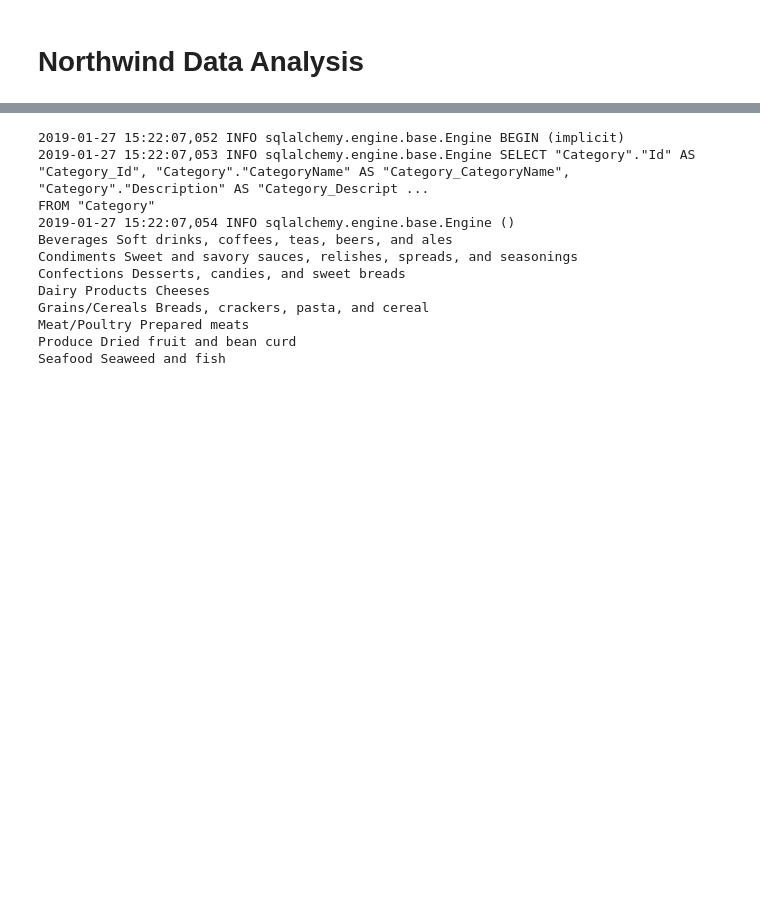
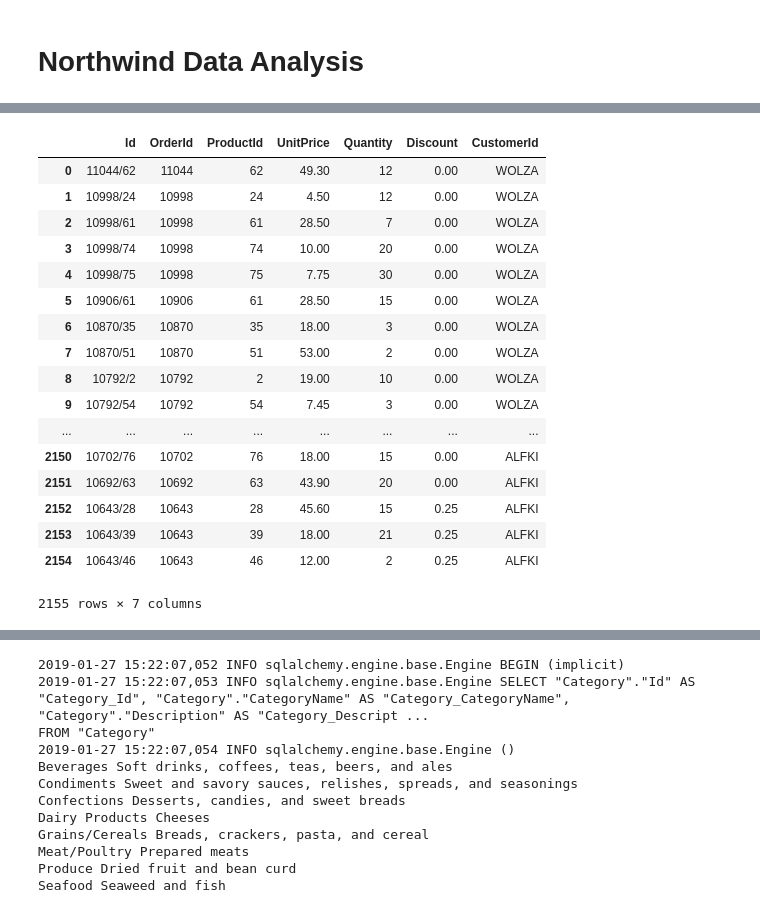
Before and after one commit to ssrosa/dsc-2-final-project-online-ds-pt-100118, a Jupyter notebook: student.ipynb, the cells around one changed output, grey strips where cells are left out. Saved outputs shown, nothing was run; the diff lists cells and outputs as text; code cells hidden in the pictures; blank space fills up the shorter version.

Commit message:
In progress. Working towards counting orders per customer and comparing discount versus no discount.

```diff
--- a/student.ipynb
+++ b/student.ipynb
@@ -95,0 +129,7 @@ df.head()
+# %%
+#Look at all orders with and without discounts
+df = pd.read_sql_query("""SELECT OrderDetail.*, [Order].CustomerId
+                            FROM OrderDetail
+                            INNER JOIN [Order] on OrderDetail.OrderId = [Order].Id
+                            ORDER BY [Order].CustomerId DESC, [Order].Id DESC, OrderDetail.Discount DESC
+                        """, engine)
@@ -95,0 +147,22 @@ df.head()
+# %%
+#Look at all orders with and without discounts
+df
+# %% [output]
+|  | Id | OrderId | ProductId | UnitPrice | Quantity | Discount | CustomerId |
+| 0 | 11044/62 | 11044 | 62 | 49.30 | 12 | 0.00 | WOLZA |
+| 1 | 10998/24 | 10998 | 24 | 4.50 | 12 | 0.00 | WOLZA |
+| 2 | 10998/61 | 10998 | 61 | 28.50 | 7 | 0.00 | WOLZA |
+| 3 | 10998/74 | 10998 | 74 | 10.00 | 20 | 0.00 | WOLZA |
+| 4 | 10998/75 | 10998 | 75 | 7.75 | 30 | 0.00 | WOLZA |
+| 5 | 10906/61 | 10906 | 61 | 28.50 | 15 | 0.00 | WOLZA |
+| 6 | 10870/35 | 10870 | 35 | 18.00 | 3 | 0.00 | WOLZA |
+| 7 | 10870/51 | 10870 | 51 | 53.00 | 2 | 0.00 | WOLZA |
+| 8 | 10792/2 | 10792 | 2 | 19.00 | 10 | 0.00 | WOLZA |
+| 9 | 10792/54 | 10792 | 54 | 7.45 | 3 | 0.00 | WOLZA |
+| ... | ... | ... | ... | ... | ... | ... | ... |
+| 2150 | 10702/76 | 10702 | 76 | 18.00 | 15 | 0.00 | ALFKI |
+| 2151 | 10692/63 | 10692 | 63 | 43.90 | 20 | 0.00 | ALFKI |
+| 2152 | 10643/28 | 10643 | 28 | 45.60 | 15 | 0.25 | ALFKI |
+| 2153 | 10643/39 | 10643 | 39 | 18.00 | 21 | 0.25 | ALFKI |
+| 2154 | 10643/46 | 10643 | 46 | 12.00 | 2 | 0.25 | ALFKI |
+2155 rows × 7 columns
```
Also changed, not shown: parts of 22 cells of this notebook.
